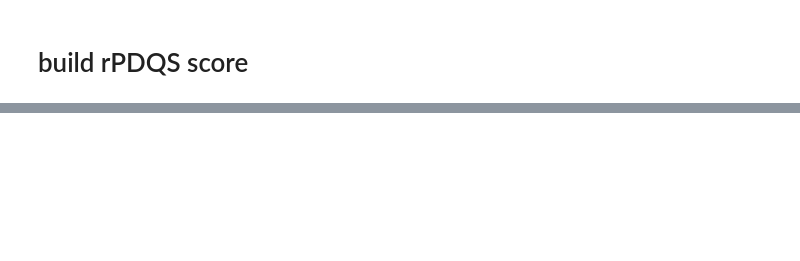
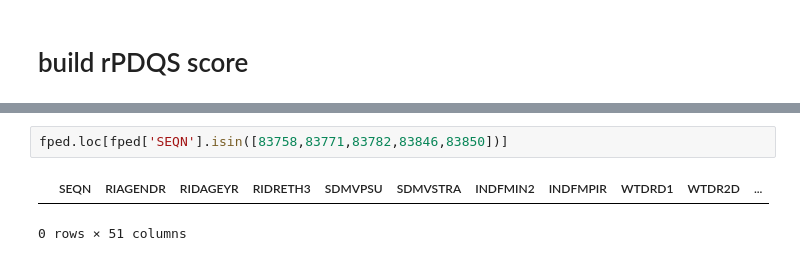
Before and after one commit to JACKMCDONNELL/quotient-health-NHANES, a Jupyter notebook: NHANES 2015 initial.ipynb, the cells around one changed output, grey strips where cells are left out. Cells and saved outputs as stored; diff of their text form; blank space fills up the shorter version.

```diff
--- a/NHANES 2015 initial.ipynb
+++ b/NHANES 2015 initial.ipynb
@@ -506,0 +1205,5 @@ fp[score_cols].head()
+# %%
+fped.loc[fped['SEQN'].isin([83758,83771,83782,83846,83850])]
+# %% [output]
+|  | SEQN | RIAGENDR | RIDAGEYR | RIDRETH3 | SDMVPSU | SDMVSTRA | INDFMIN2 | INDFMPIR | WTDRD1 | WTDR2D | ... |
+0 rows × 51 columns
```
Also changed, not shown: parts of 47 cells of this notebook, 2 other files.
